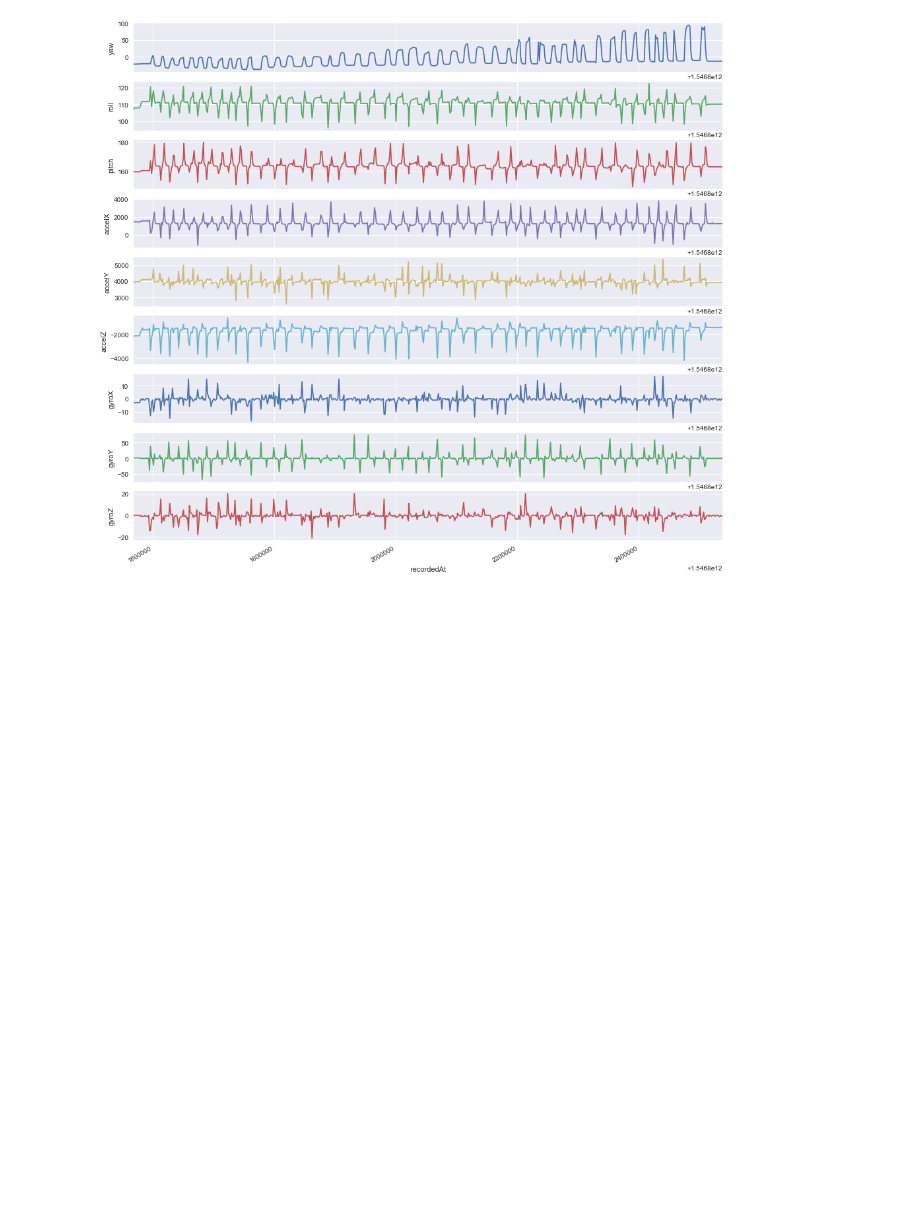
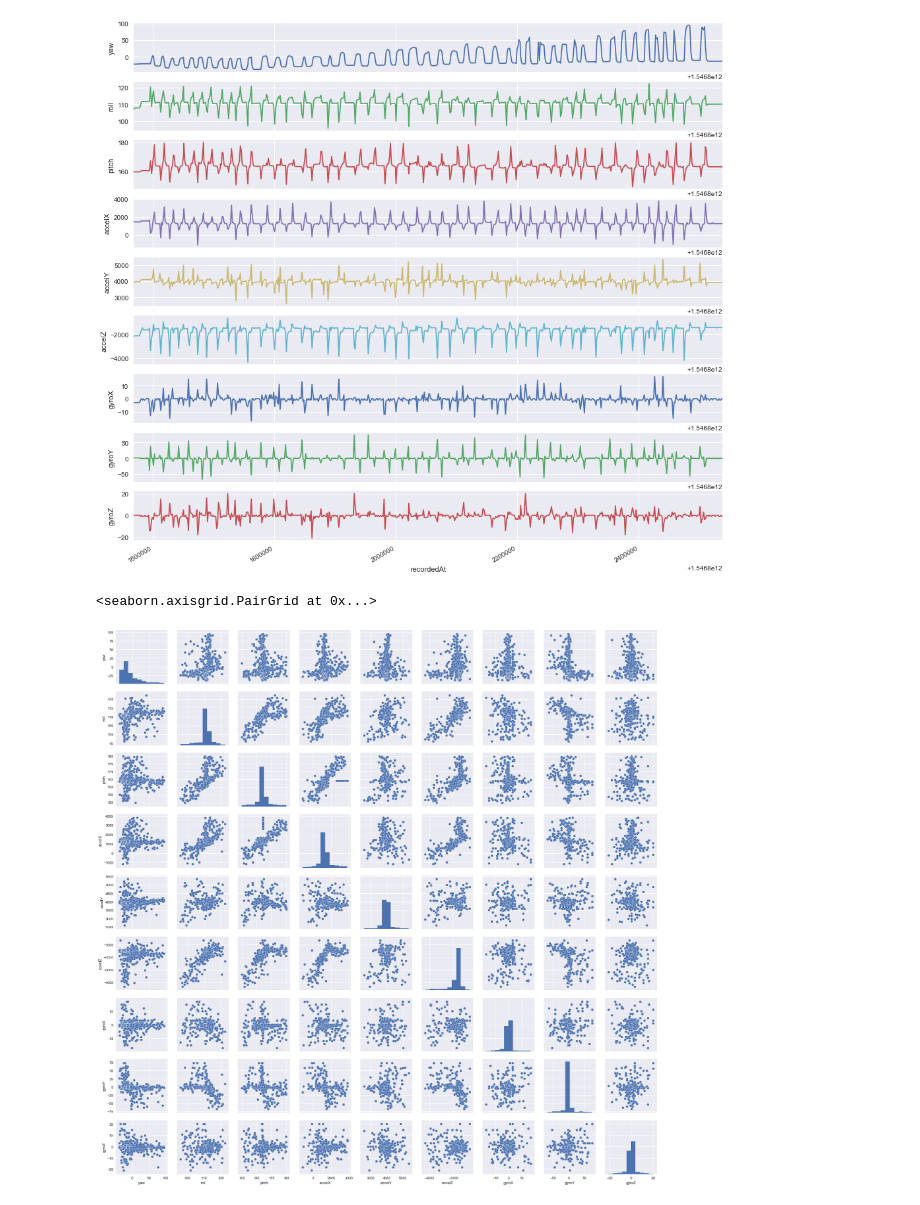
Before and after one commit to yuly830914/iot_Project, a Jupyter notebook: read_mcs.ipynb, the cells around one changed output. Cells and saved outputs as stored; diff of their text form; code cells hidden in the pictures; blank space fills up the shorter version.

```diff
--- a/read_mcs.ipynb
+++ b/read_mcs.ipynb
@@ -271,3 +271,8 @@ for x in range(0,plot.size):
     plot[x].set_ylabel(df.columns[x+1])
 # %% [output]
 [figure]
+# %%
+sns.pairplot(df.iloc[:,1:])
+# %% [output]
+<seaborn.axisgrid.PairGrid at 0x...>
+[figure, added]
```
Also changed, not shown: parts of 21 cells of this notebook.
